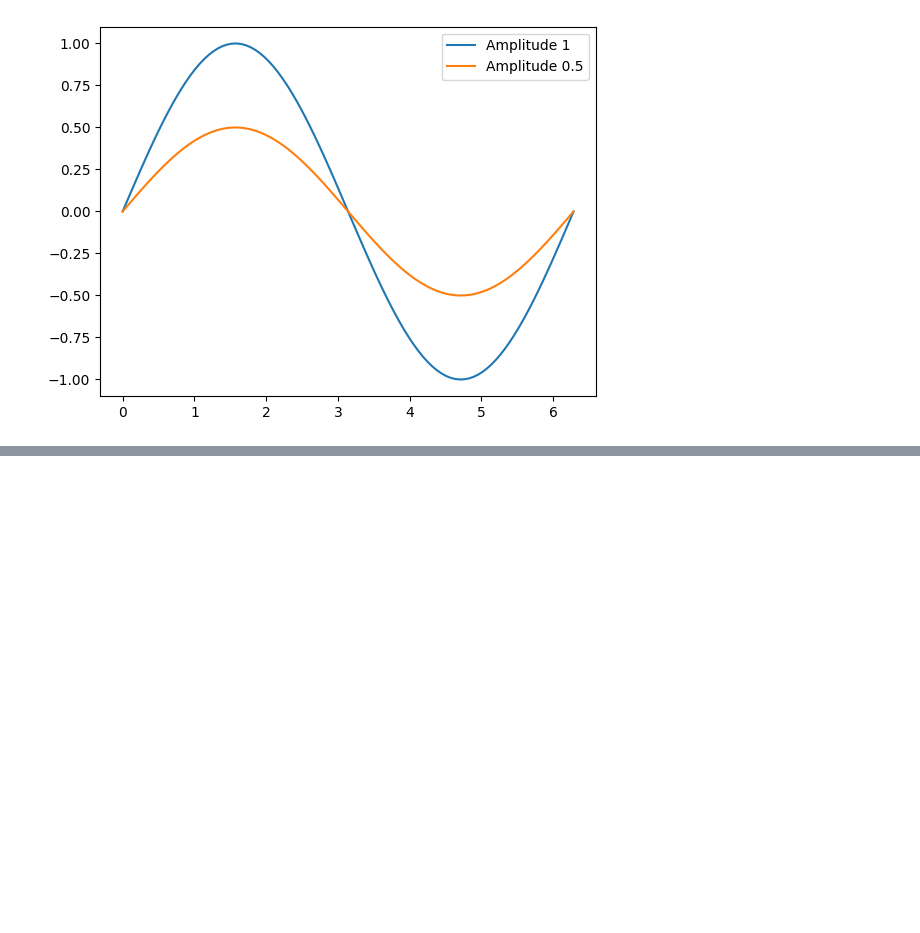
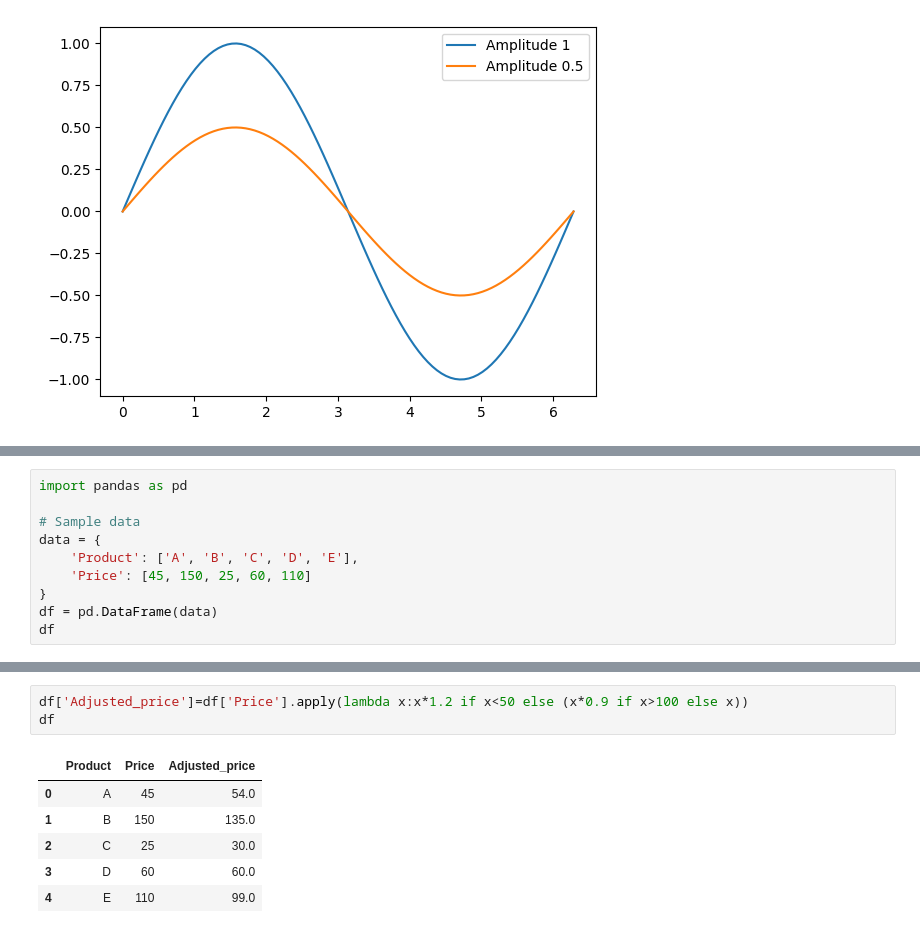
Before and after one commit to KPorus/machine-learning-and-python, a Jupyter notebook: practice_problem.ipynb, the cells around one changed output, grey strips where cells are left out. Saved outputs shown, nothing was run; the diff lists cells and outputs as text; blank space fills up the shorter version.

```diff
--- a/practice_problem.ipynb
+++ b/practice_problem.ipynb
@@ -270,0 +366,10 @@ plt.show()
+# %%
+import pandas as pd
+
+# Sample data
+data = {
+    'Product': ['A', 'B', 'C', 'D', 'E'],
+    'Price': [45, 150, 25, 60, 110]
+}
+df = pd.DataFrame(data)
+df
@@ -270,0 +383,10 @@ plt.show()
+# %%
+df['Adjusted_price']=df['Price'].apply(lambda x:x*1.2 if x<50 else (x*0.9 if x>100 else x))
+df
+# %% [output]
+|  | Product | Price | Adjusted_price |
+| 0 | A | 45 | 54.0 |
+| 1 | B | 150 | 135.0 |
+| 2 | C | 25 | 30.0 |
+| 3 | D | 60 | 60.0 |
+| 4 | E | 110 | 99.0 |
```
Also changed, not shown: parts of 16 cells of this notebook.
